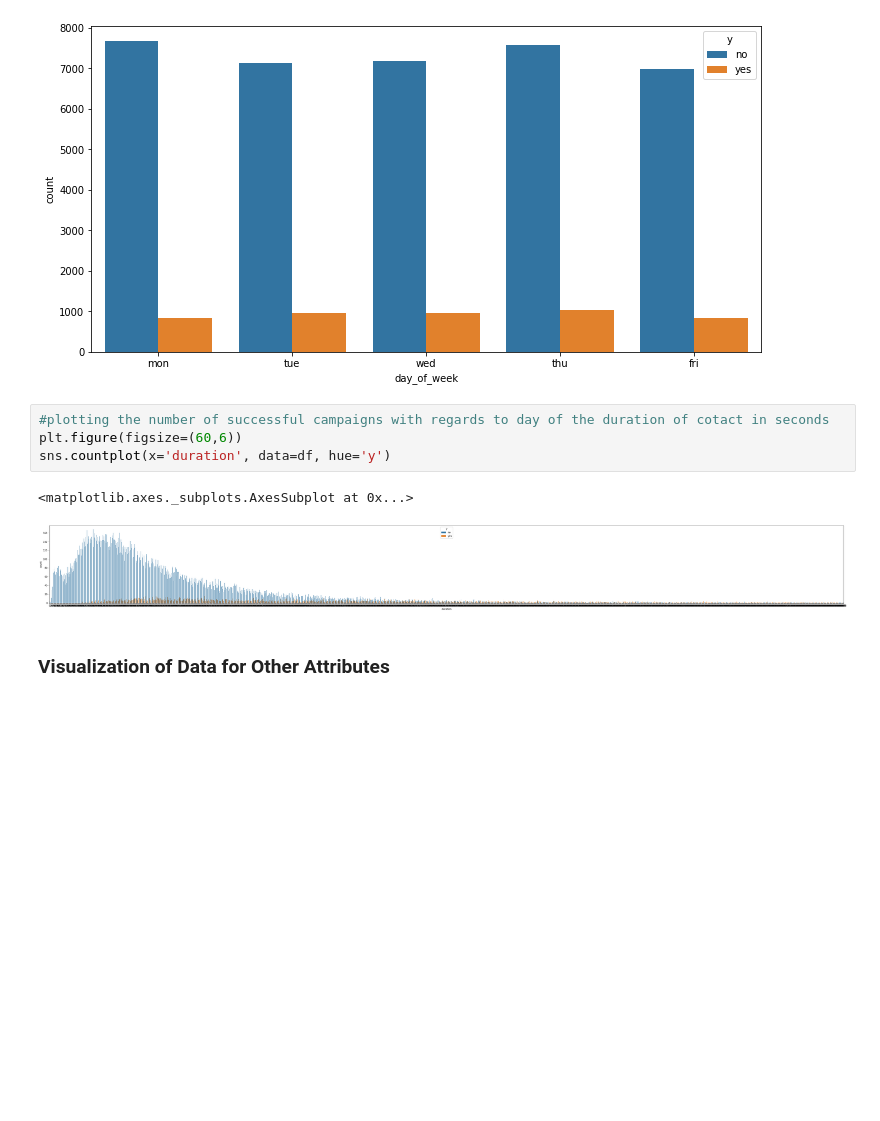
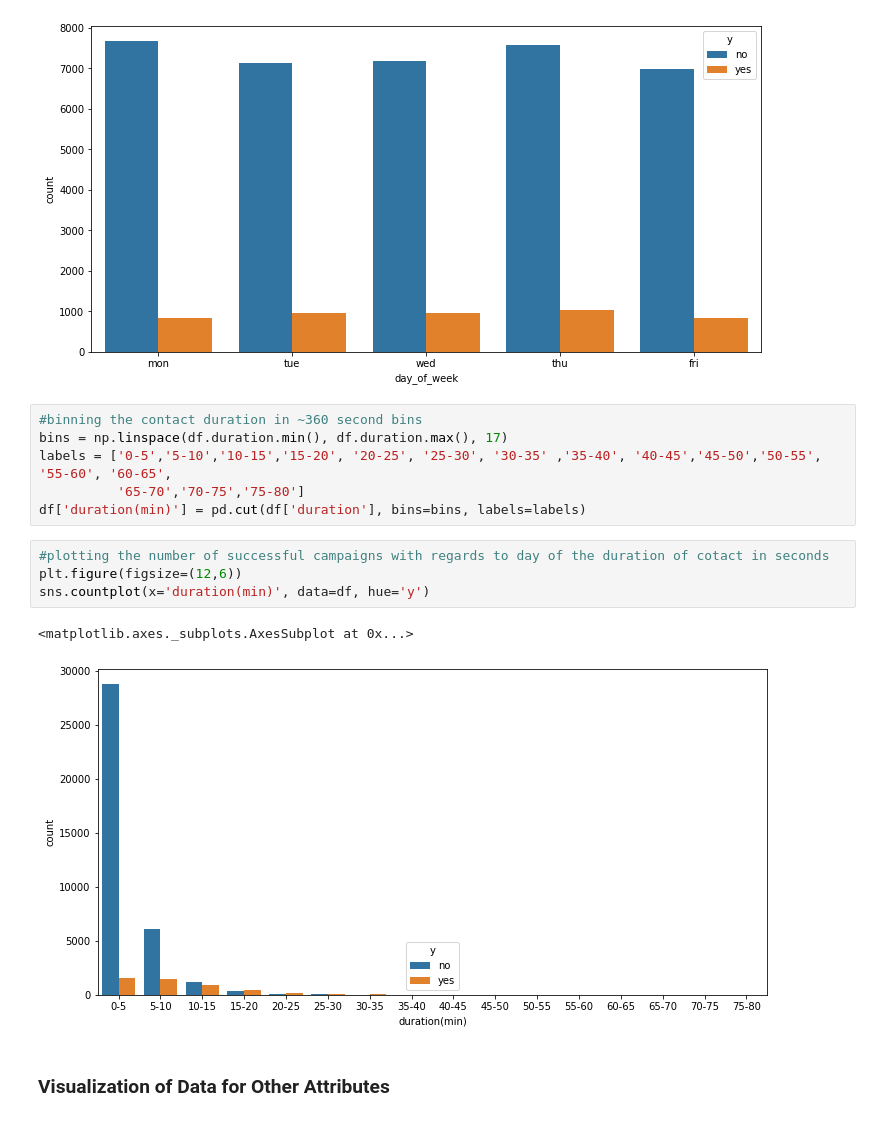
Before and after one commit to kavehamini/Bank_Marketing, a Jupyter notebook: Bank_Marketing.ipynb, the cells around one changed output. Cells and saved outputs as stored; diff of their text form; blank space fills up the shorter version.

```diff
--- a/Bank_Marketing.ipynb
+++ b/Bank_Marketing.ipynb
@@ -213,13 +213,19 @@ sns.countplot(x='day_of_week', data=df, hue='y')
 # %% [output]
 <matplotlib.axes._subplots.AxesSubplot at 0x...>
 [figure]
+# %%
+#binning the contact duration in ~360 second bins
+bins = np.linspace(df.duration.min(), df.duration.max(), 17)
+labels = ['0-5','5-10','10-15','15-20', '20-25', '25-30', '30-35' ,'35-40', '40-45','45-50','50-55', '55-60', '60-65',
+          '65-70','70-75','75-80']
+df['duration(min)'] = pd.cut(df['duration'], bins=bins, labels=labels)
 # %%
 #plotting the number of successful campaigns with regards to day of the duration of cotact in seconds
-plt.figure(figsize=(60,6))
-sns.countplot(x='duration', data=df, hue='y')
+plt.figure(figsize=(12,6))
+sns.countplot(x='duration(min)', data=df, hue='y')
 # %% [output]
 <matplotlib.axes._subplots.AxesSubplot at 0x...>
-[figure, old version]
+[figure, new version]
 # %% [markdown]
 ### Visualization of Data for Other Attributes
 # %%
```
Also changed, not shown: parts of 2 cells of this notebook.
